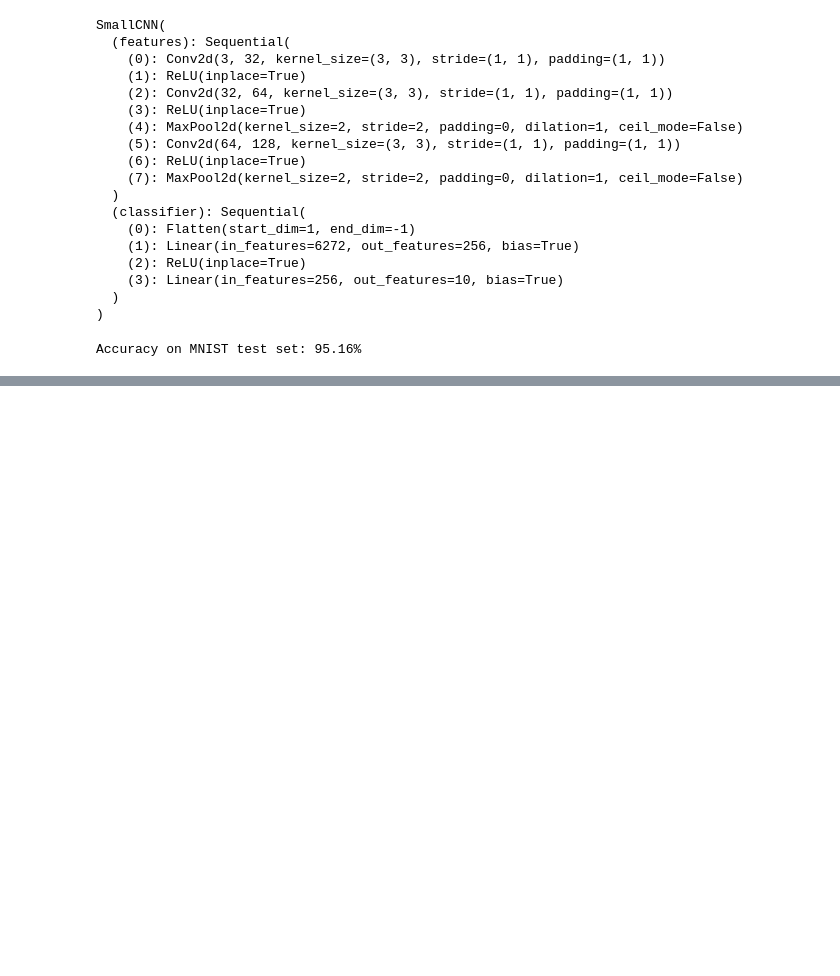
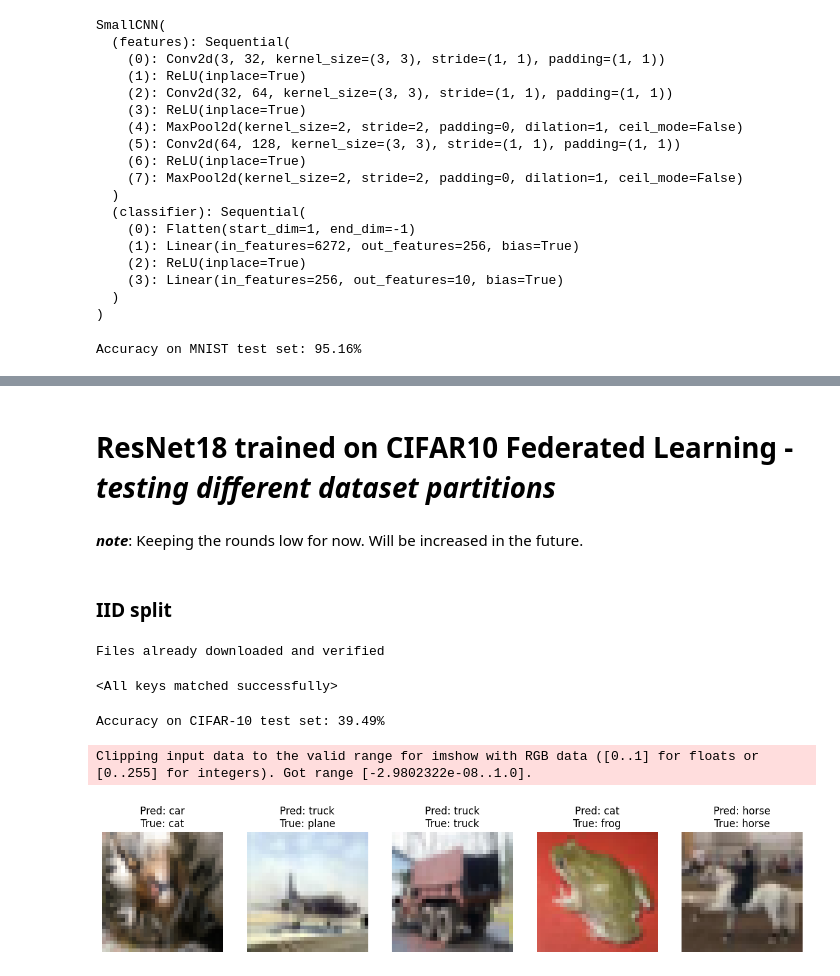
Before and after one commit to fceccucci/OptML-Project, a Jupyter notebook: TrainedModelEval.ipynb, the cells around one changed output, grey strips where cells are left out. Drawn from its saved outputs; the diff is of its cells as text; code cells hidden in the pictures; blank space fills up the shorter version.

```diff
--- a/TrainedModelEval.ipynb
+++ b/TrainedModelEval.ipynb
@@ -315,0 +449,6 @@ plt.show()
+# %% [markdown]
+# __ResNet18 trained on CIFAR10__ Federated Learning - _testing different dataset partitions_
+# %% [markdown]
+___note___: Keeping the rounds low for now. Will be increased in the future.
+# %% [markdown]
+### IID split
@@ -315,0 +469,68 @@ plt.show()
+# %%
+# Cell 2: Load the CIFAR-10 test set
+transform = transforms.Compose([
+    transforms.ToTensor(),
+    transforms.Normalize((0.4914, 0.4822, 0.4465), (0.2023, 0.1994, 0.2010))
+])
+testset = torchvision.datasets.CIFAR10(root='./data', train=False, download=True, transform=transform)
+testloader = torch.utils.data.DataLoader(testset, batch_size=64, shuffle=False)
+# %% [output]
+Files already downloaded and verified
+# %%
+model = resnet18(weights=None, num_classes=10)
+model.load_state_dict(torch.load("TrainedModels/resnet18_cifar10_fedavg_iid_rounds5_global.pt"))
+# %% [output]
+<All keys matched successfully>
+# %%
+import torch
+
+device = torch.device("cuda" if torch.cuda.is_available() else "cpu")
+model = model.to(device)
+model.eval()
+
+correct = 0
+total = 0
+all_preds = []
+all_labels = []
+
+with torch.no_grad():
+    for images, labels in testloader:
+        images, labels = images.to(device), labels.to(device)
+        outputs = model(images)
+        _, predicted = torch.max(outputs.data, 1)
+        total += labels.size(0)
+        correct += (predicted == labels).sum().item()
+        all_preds.extend(predicted.cpu().numpy())
+        all_labels.extend(labels.cpu().numpy())
+
+print(f"Accuracy on CIFAR-10 test set: {100 * correct / total:.2f}%")
+# %% [output]
+Accuracy on CIFAR-10 test set: 39.49%
+# %%
+import matplotlib.pyplot as plt
+import random
+import numpy as np
+
+# CIFAR-10 class names
+classes = ['plane', 'car', 'bird', 'cat', 'deer', 'dog', 'frog', 'horse', 'ship', 'truck']
+
+# Pick 5 random indices
+indices = random.sample(range(len(testset)), 5)
+plt.figure(figsize=(15,3))
+for i, idx in enumerate(indices):
+    img, label = testset[idx]
+    # Unnormalize for display
+    img_disp = img * torch.tensor([0.2023, 0.1994, 0.2010]).view(3,1,1) + torch.tensor([0.4914, 0.4822, 0.4465]).view(3,1,1)
+    npimg = img_disp.numpy()
+    plt.subplot(1, 5, i+1)
+    plt.imshow(np.transpose(npimg, (1, 2, 0)))
+    plt.axis('off')
+    # Predict
+    model.eval()
+    with torch.no_grad():
+        pred = model(img.unsqueeze(0).to(device)).argmax(1).item()
+    plt.title(f"Pred: {classes[pred]}\nTrue: {classes[label]}", fontsize=12)
+plt.show()
+# %% [output]
+Clipping input data to the valid range for imshow with RGB data ([0..1] for floats or [0..255] for integers). Got range [-2.9802322e-08..1.0].
+[figure, added]
```
Also changed, not shown: parts of 13 cells of this notebook, 5 other files.
